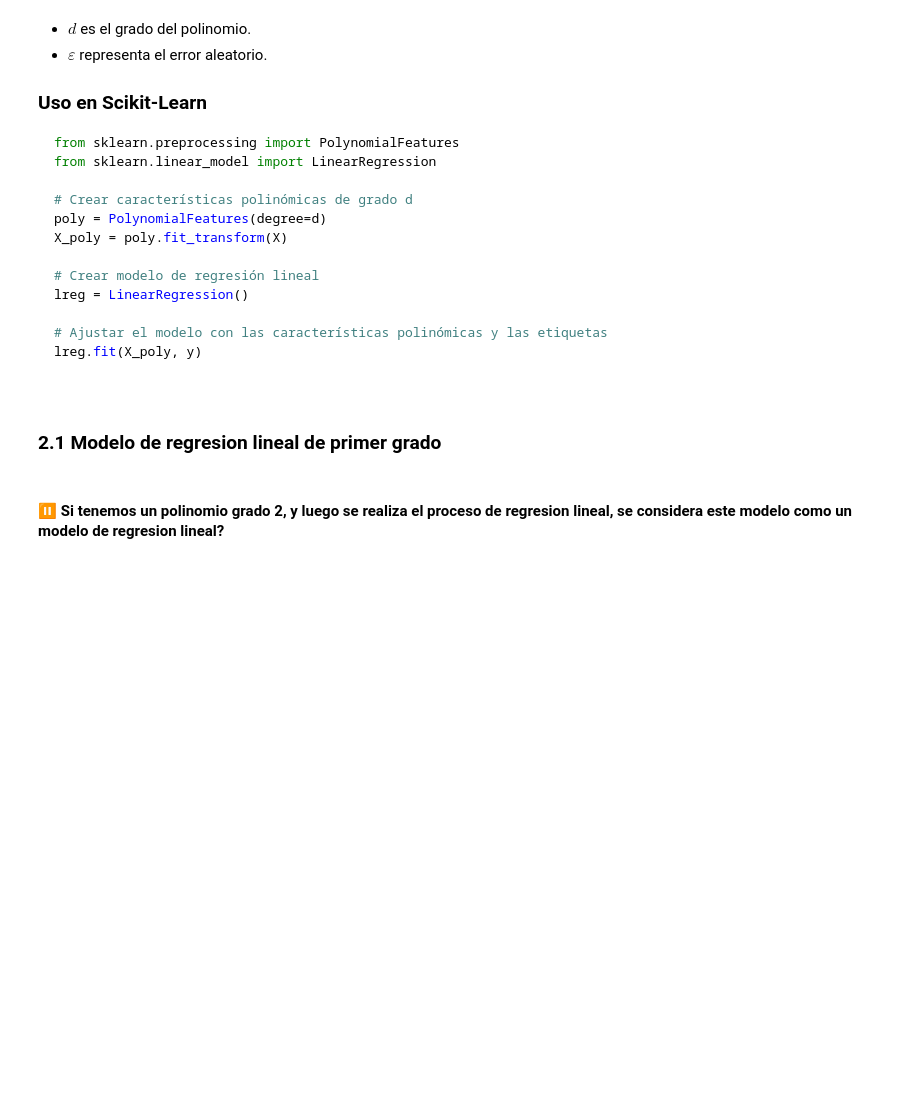
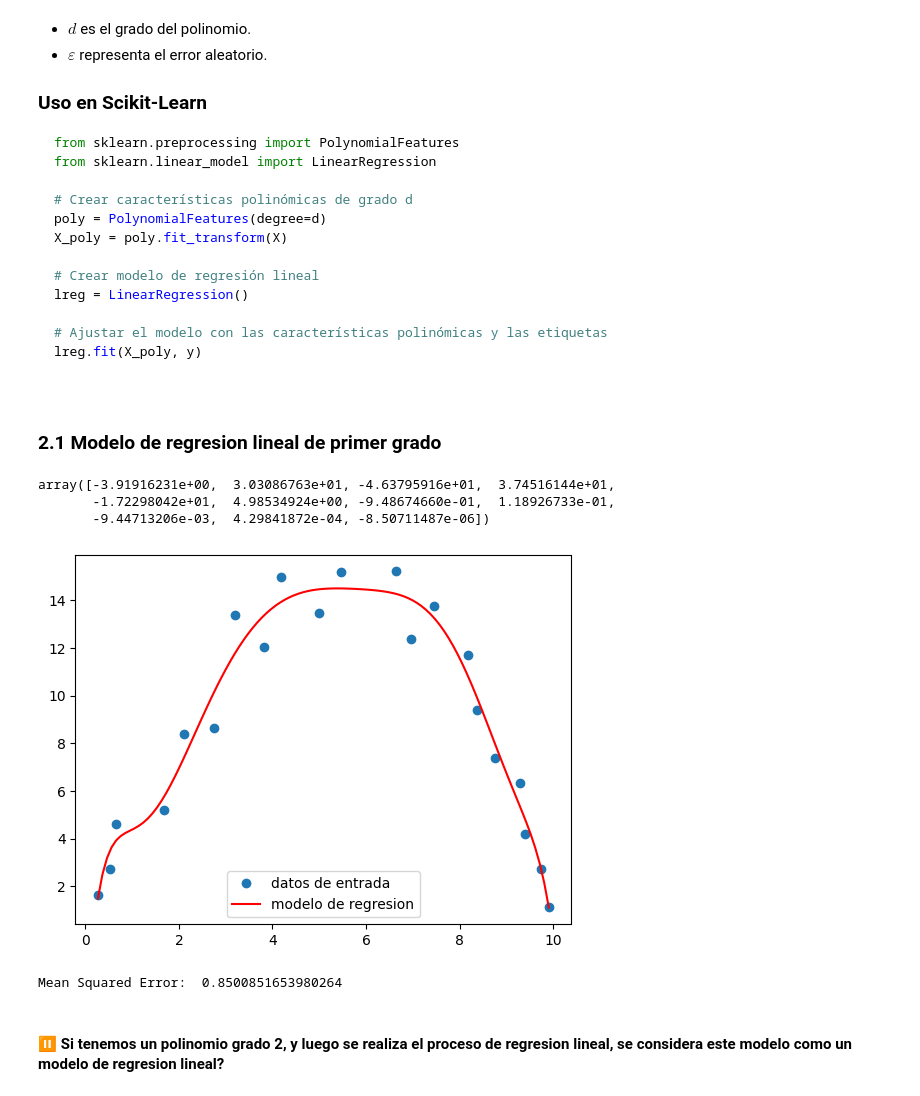
Before and after one commit to Horaciomb/Fundamentos-de-Machine-Learning, a Jupyter notebook: Clase01/actividad_1_s1.ipynb, the cells around one changed output. Cells and saved outputs as stored; diff of their text form; code cells hidden in the pictures; blank space fills up the shorter version.

```diff
--- a/Clase01/actividad_1_s1.ipynb
+++ b/Clase01/actividad_1_s1.ipynb
@@ -54,2 +67,5 @@ X_poly = poly.fit_transform(X)
 # %%
 # encontrar la transformacion de polinomios para un grado 3
+x = df[["x1"]].values
+y = df["y1"].values
+poly = PolynomialFeatures(degree=3).fit_transform(x)
@@ -94,17 +130,25 @@ lreg.fit(X_poly, y)
 ### 2.1 Modelo de regresion lineal de primer grado
 # %%
 ## Encontrar los coeficientes de regresion lineal de grado 1
+xp = PolynomialFeatures(degree=10).fit_transform(x)
+lreg  = LinearRegression(fit_intercept=False)
+lreg.fit(xp, y)
+lreg.coef_
+# %% [output]
+array([-3.91916231e+00,  3.03086763e+01, -4.63795916e+01,  3.74516144e+01,
+       -1.72298042e+01,  4.98534924e+00, -9.48674660e-01,  1.18926733e-01,
+       -9.44713206e-03,  4.29841872e-04, -8.50711487e-06])
 # %%
 # Generar los datos que se encuentren igualmente espaciados
 # desde el punto minimo y el punto maximo de la variable de entrada
 
-xin = ...
+xin = np.linspace(x.min(), x.max(), 100).reshape(-1, 1)
 
 # transformar x_in a polynomial features de grado 1
 
-xin_p = ...
+xin_p = PolynomialFeatures(degree=10).fit_transform(xin)
 
 # En base a los coeficientes encontrados en el modelo de regresion lineal
 # encontrar la prediccion de la variable de salida
 
-y_pred = ...
+y_pred = lreg.predict(xin_p)
@@ -113,5 +155,18 @@ y_pred = ...
+# %%
+# Graficar los datos de entrada y la prediccion encontrada.
+plt.plot(df["x1"], df["y1"], 'o', label = "datos de entrada") # Datos de entrada
+plt.plot(xin, y_pred, 'r', label = "modelo de regresion") # Prediccion
+plt.legend(loc = "best")
+plt.show()
+# %% [output]
+[figure, added]
 # %%
 # Encontrar el mean_squared_error de la prediccion
+y_pred = lreg.predict(xp)
+mse_datos = mean_squared_error(y, y_pred)
+print("Mean Squared Error: ", mse_datos)
+# %% [output]
+Mean Squared Error:  0.8500851653980264
 # %% [markdown]
 #### ⏸ Si tenemos un polinomio grado 2, y luego se realiza el proceso de regresion lineal, se considera este modelo como un modelo de regresion lineal?
 # %% [markdown]
```
Also changed, not shown: parts of 11 cells of this notebook.
